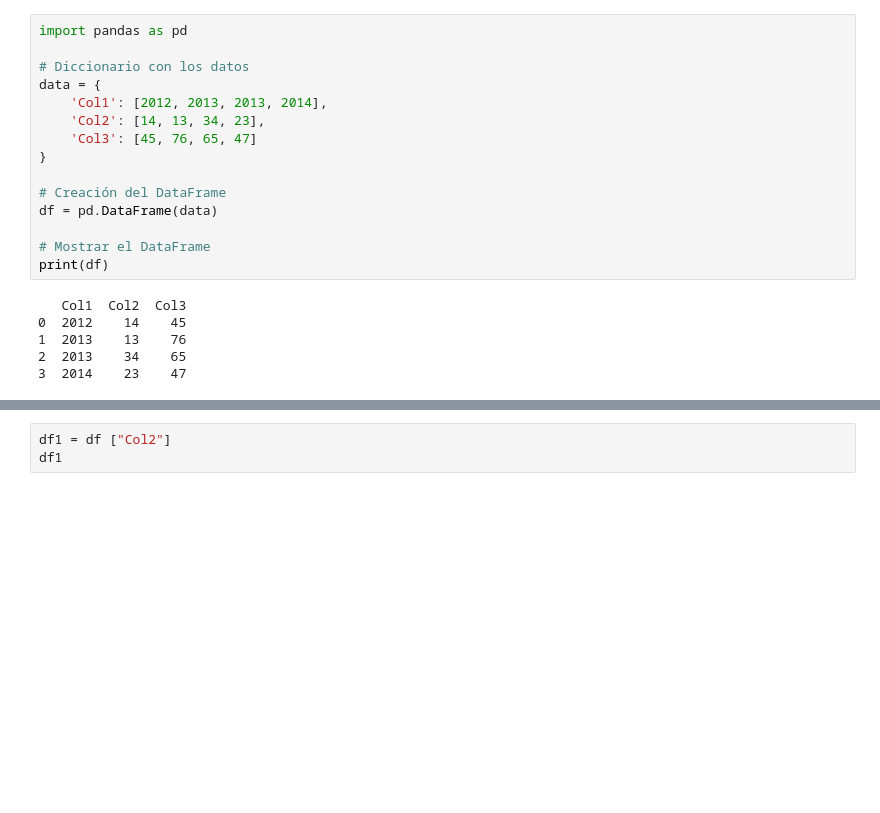
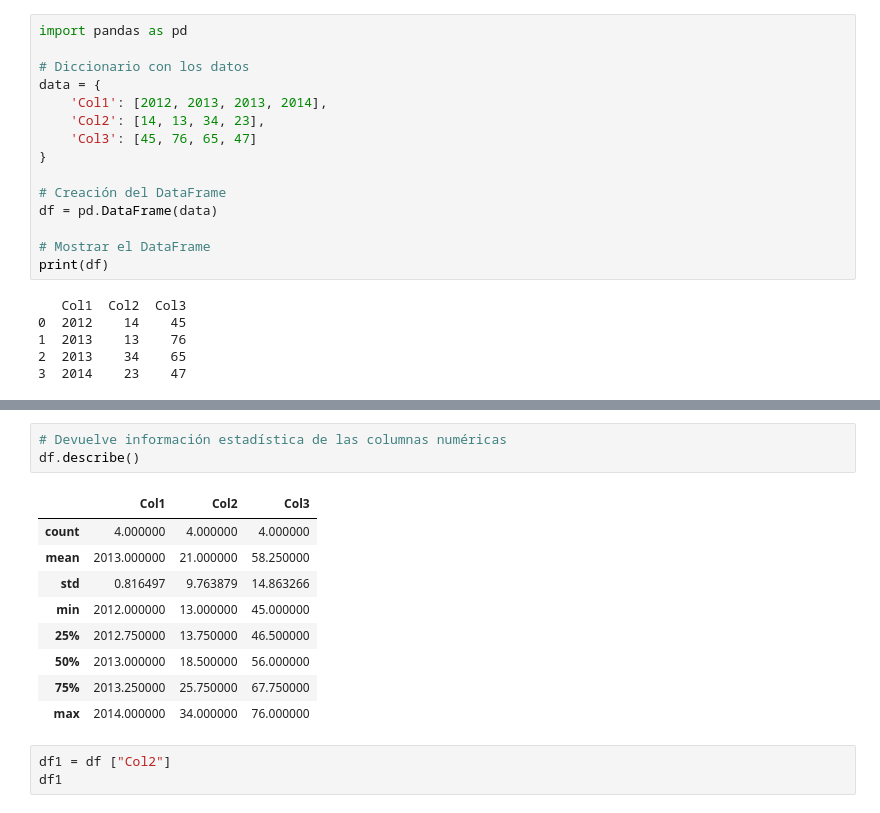
Before and after one commit to antoniosql/Intro-Python, a Jupyter notebook: Notebooks/02_01_Repaso Basico Pandas.ipynb, the cells around one changed output, grey strips where cells are left out. Cells and saved outputs as stored; diff of their text form; blank space fills up the shorter version.

```diff
--- a/Notebooks/02_01_Repaso Basico Pandas.ipynb
+++ b/Notebooks/02_01_Repaso Basico Pandas.ipynb
@@ -160,3 +174,16 @@ print(df)
+# %%
+# Devuelve información estadística de las columnas numéricas
+df.describe()
+# %% [output]
+|  | Col1 | Col2 | Col3 |
+| count | 4.000000 | 4.000000 | 4.000000 |
+| mean | 2013.000000 | 21.000000 | 58.250000 |
+| std | 0.816497 | 9.763879 | 14.863266 |
+| min | 2012.000000 | 13.000000 | 45.000000 |
+| 25% | 2012.750000 | 13.750000 | 46.500000 |
+| 50% | 2013.000000 | 18.500000 | 56.000000 |
+| 75% | 2013.250000 | 25.750000 | 67.750000 |
+| max | 2014.000000 | 34.000000 | 76.000000 |
 # %%
 df1 = df ["Col2"]
 df1
```
Also changed, not shown: parts of 1 cell of this notebook, 3 other files.
